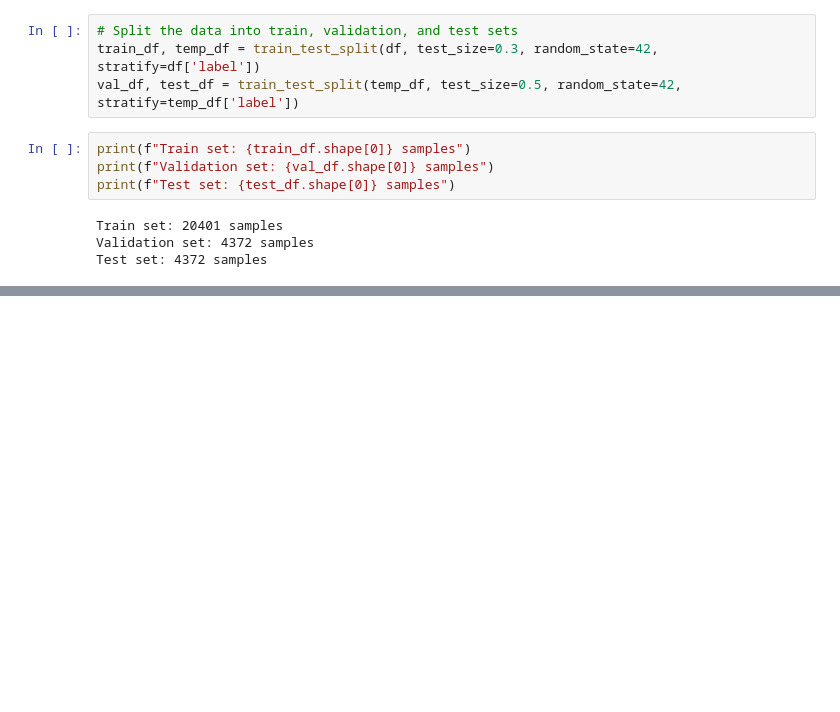
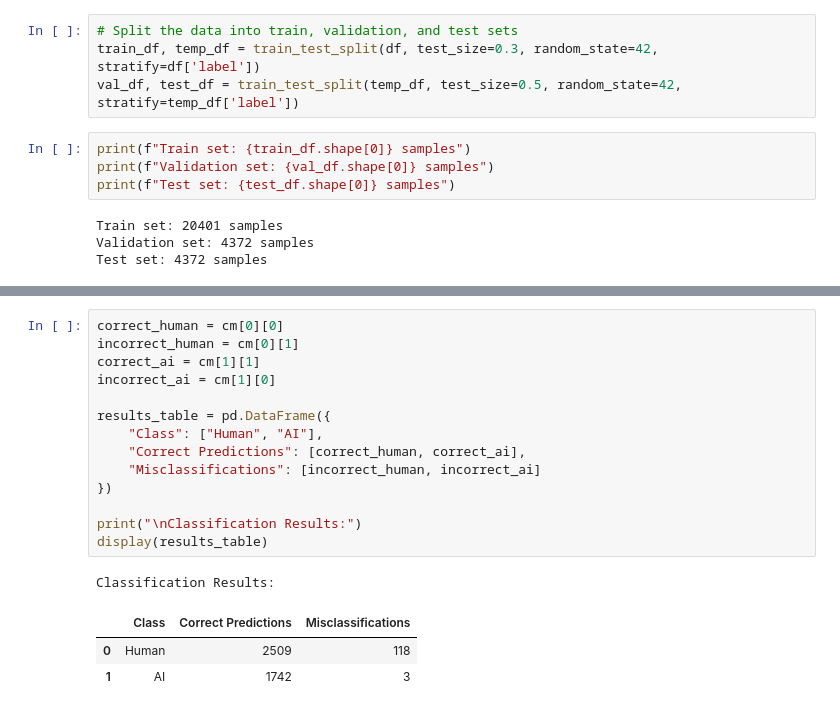
Before and after one commit to AfnanAbdul/TuringLens, a Jupyter notebook: notebooks/finetune_GPT.ipynb, the cells around one changed output, grey strips where cells are left out. Cells and saved outputs as stored; diff of their text form; blank space fills up the shorter version.

```diff
--- a/notebooks/finetune_GPT.ipynb
+++ b/notebooks/finetune_GPT.ipynb
@@ -77,0 +185,19 @@ NameError: name 'Dataset' is not defined
+# %%
+correct_human = cm[0][0]
+incorrect_human = cm[0][1]
+correct_ai = cm[1][1]
+incorrect_ai = cm[1][0]
+
+results_table = pd.DataFrame({
+    "Class": ["Human", "AI"],
+    "Correct Predictions": [correct_human, correct_ai],
+    "Misclassifications": [incorrect_human, incorrect_ai]
+})
+
+print("\nClassification Results:")
+display(results_table)
+# %% [output]
+Classification Results:
+|  | Class | Correct Predictions | Misclassifications |
+| 0 | Human | 2509 | 118 |
+| 1 | AI | 1742 | 3 |
```
Also changed, not shown: parts of 16 cells of this notebook.
